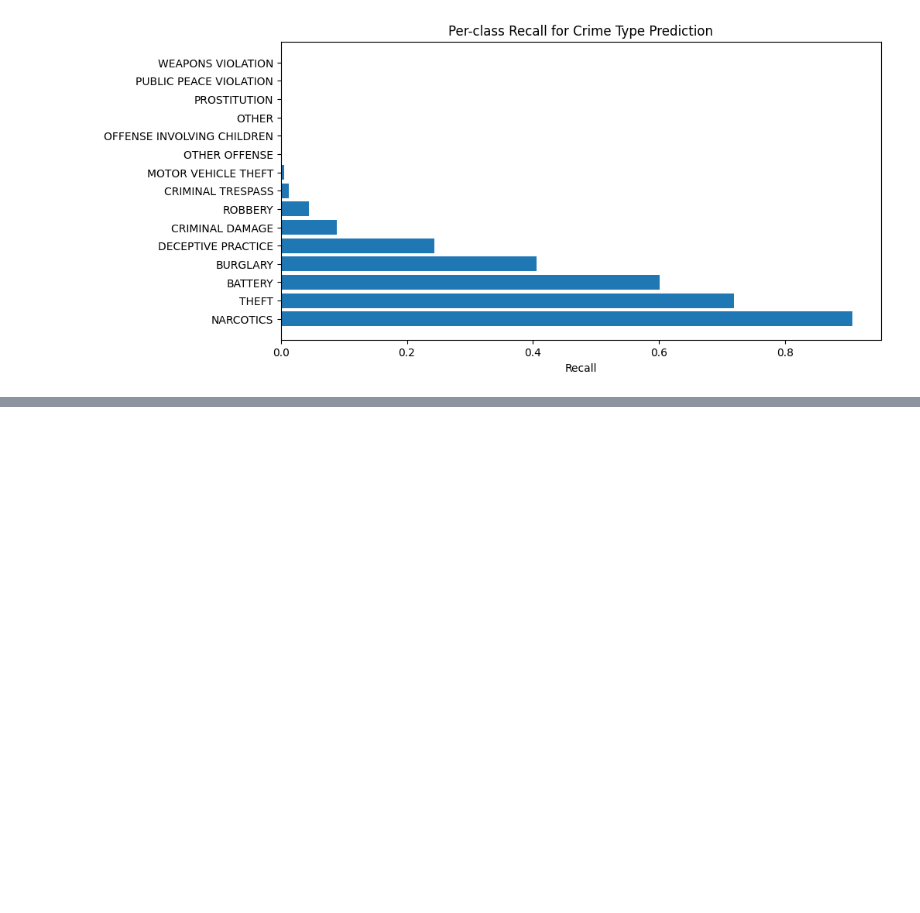
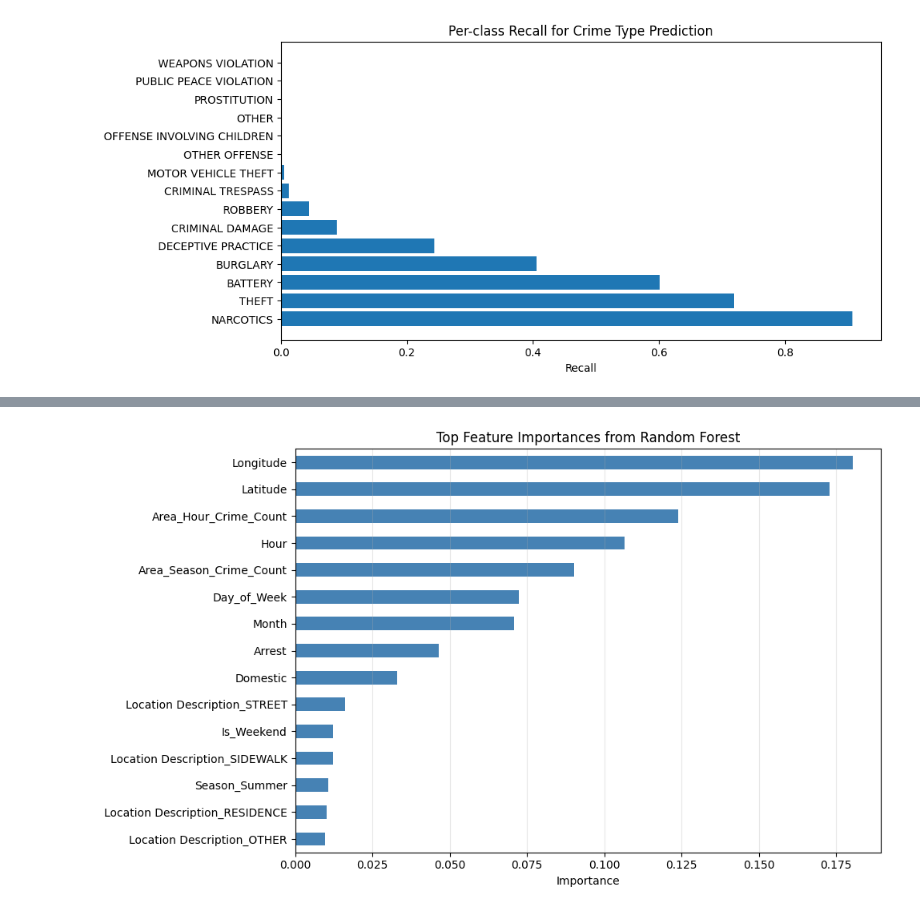
Before and after one commit to Andria-colab/DataGuard, a Jupyter notebook: notebooks/04_machine_learning.ipynb, the cells around one changed output, grey strips where cells are left out. Cells and saved outputs as stored; diff of their text form; code cells hidden in the pictures; blank space fills up the shorter version.

```diff
--- a/notebooks/04_machine_learning.ipynb
+++ b/notebooks/04_machine_learning.ipynb
@@ -479,0 +599,17 @@ plt.show()
+# %%
+# here we do feature importance for random forest model in multi-class classification
+# meaning we see which features were most important in predicting crime types
+importances = pd.Series(rf.feature_importances_, index=X_train.columns).sort_values(ascending=False)
+importances.head(10)
+
+
+plt.figure(figsize=(10, 6))
+importances.head(15).sort_values().plot(kind="barh", color="steelblue")
+
+plt.xlabel("Importance")
+plt.title("Top Feature Importances from Random Forest")
+plt.grid(axis="x", alpha=0.3)
+plt.tight_layout()
+plt.show()
+# %% [output]
+[figure, added]
```
Also changed, not shown: parts of 34 cells of this notebook, 1 other file.
